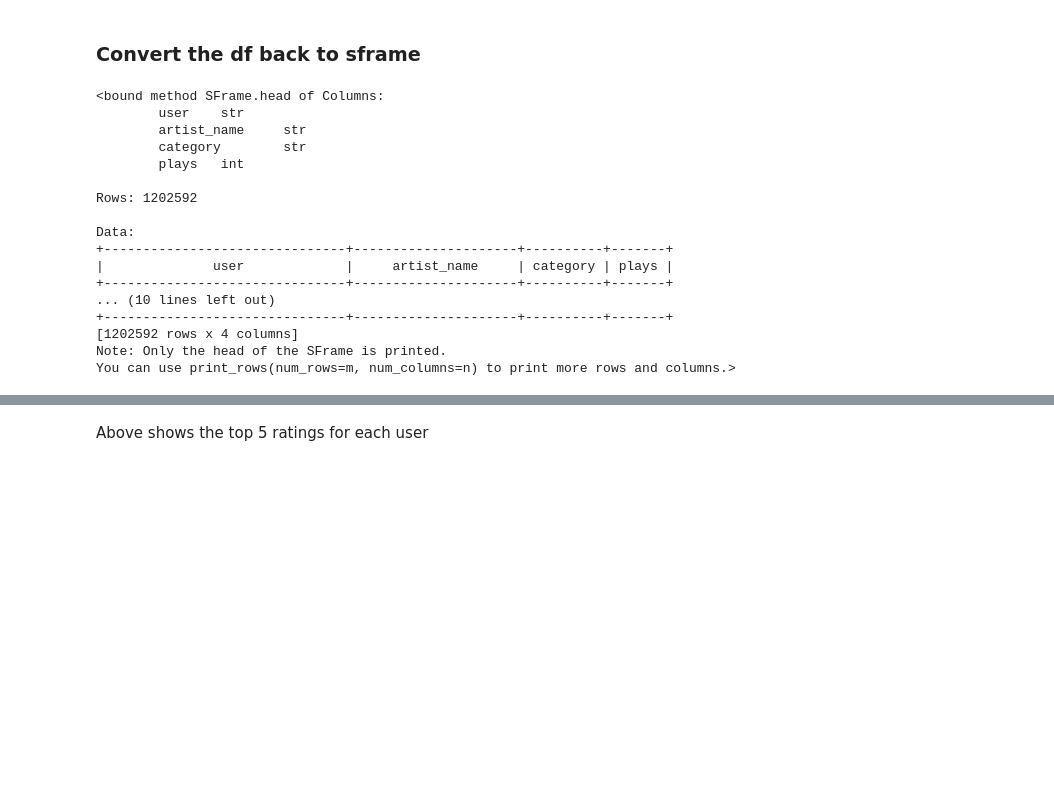
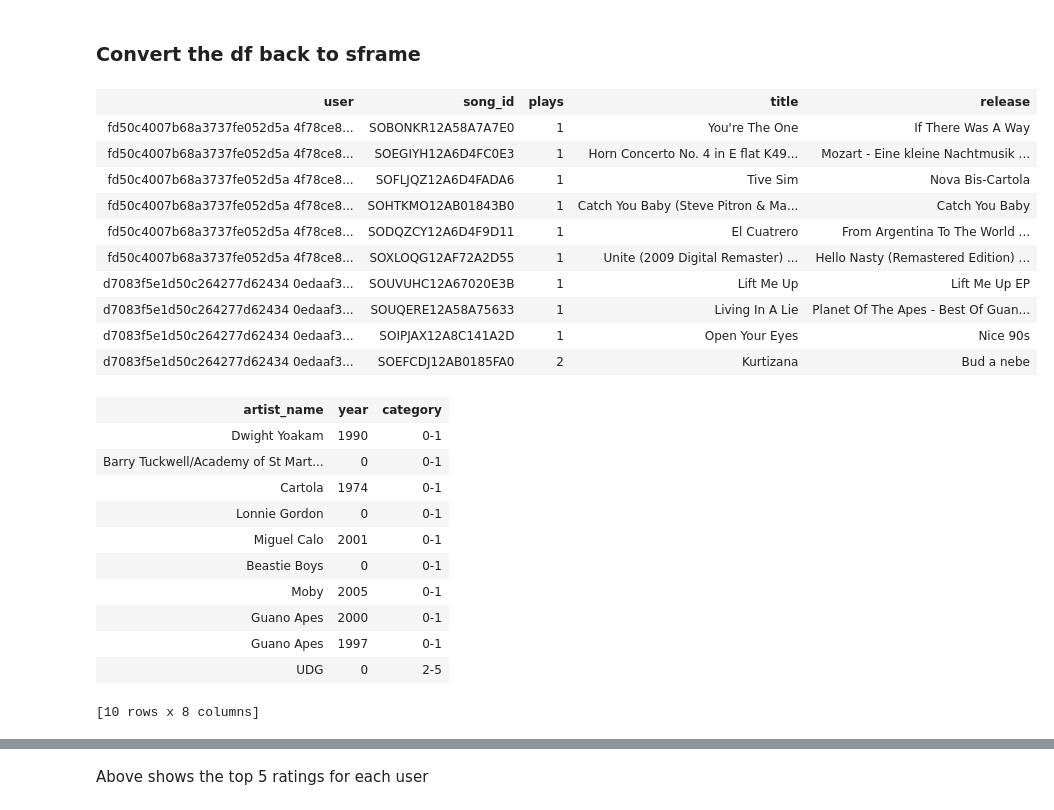
Before and after one commit to kjprice/SMU-data-mining, a Jupyter notebook: python_notebooks/DataMiningProj3_TuriSongData.ipynb, the cells around one changed output, grey strips where cells are left out. Cells and saved outputs as stored; diff of their text form; code cells hidden in the pictures; blank space fills up the shorter version.

```diff
--- a/python_notebooks/DataMiningProj3_TuriSongData.ipynb
+++ b/python_notebooks/DataMiningProj3_TuriSongData.ipynb
@@ -194,24 +194,28 @@ artist = gl.SFrame(df_artist)
 # %%
 ###Confirm both Sframea are ok
 
-combo_songs.head
-
-artist.head
+combo_songs.head()
 # %% [output]
+| user | song_id | plays | title | release |
+| fd50c4007b68a3737fe052d5a 4f78ce8... | SOBONKR12A58A7A7E0 | 1 | You're The One | If There Was A Way |
+| fd50c4007b68a3737fe052d5a 4f78ce8... | SOEGIYH12A6D4FC0E3 | 1 | Horn Concerto No. 4 in E flat K49... | Mozart - Eine kleine Nachtmusik ... |
+| fd50c4007b68a3737fe052d5a 4f78ce8... | SOFLJQZ12A6D4FADA6 | 1 | Tive Sim | Nova Bis-Cartola |
+| fd50c4007b68a3737fe052d5a 4f78ce8... | SOHTKMO12AB01843B0 | 1 | Catch You Baby (Steve Pitron & Ma... | Catch You Baby |
+| fd50c4007b68a3737fe052d5a 4f78ce8... | SODQZCY12A6D4F9D11 | 1 | El Cuatrero | From Argentina To The World ... |
+| fd50c4007b68a3737fe052d5a 4f78ce8... | SOXLOQG12AF72A2D55 | 1 | Unite (2009 Digital Remaster) ... | Hello Nasty (Remastered Edition) ... |
+| d7083f5e1d50c264277d62434 0edaaf3... | SOUVUHC12A67020E3B | 1 | Lift Me Up | Lift Me Up EP |
+| d7083f5e1d50c264277d62434 0edaaf3... | SOUQERE12A58A75633 | 1 | Living In A Lie | Planet Of The Apes - Best Of Guan... |
+| d7083f5e1d50c264277d62434 0edaaf3... | SOIPJAX12A8C141A2D | 1 | Open Your Eyes | Nice 90s |
+| d7083f5e1d50c264277d62434 0edaaf3... | SOEFCDJ12AB0185FA0 | 2 | Kurtizana | Bud a nebe |
+| artist_name | year | category |
+| Dwight Yoakam | 1990 | 0-1 |
+| Barry Tuckwell/Academy of St Mart... | 0 | 0-1 |
+| Cartola | 1974 | 0-1 |
+| Lonnie Gordon | 0 | 0-1 |
+| Miguel Calo | 2001 | 0-1 |
+| Beastie Boys | 0 | 0-1 |
+| Moby | 2005 | 0-1 |
+| Guano Apes | 2000 | 0-1 |
+| Guano Apes | 1997 | 0-1 |
+| UDG | 0 | 2-5 |
-<bound method SFrame.head of Columns:
-        user    str
-        artist_name     str
-        category        str
-        plays   int
-
-Rows: 1202592
-
-Data:
-+-------------------------------+---------------------+----------+-------+
-|              user             |     artist_name     | category | plays |
-+-------------------------------+---------------------+----------+-------+
-... (10 lines left out)
-+-------------------------------+---------------------+----------+-------+
-[1202592 rows x 4 columns]
-Note: Only the head of the SFrame is printed.
-You can use print_rows(num_rows=m, num_columns=n) to print more rows and columns.>
+[10 rows x 8 columns]
```
Also changed, not shown: parts of 24 cells of this notebook.
